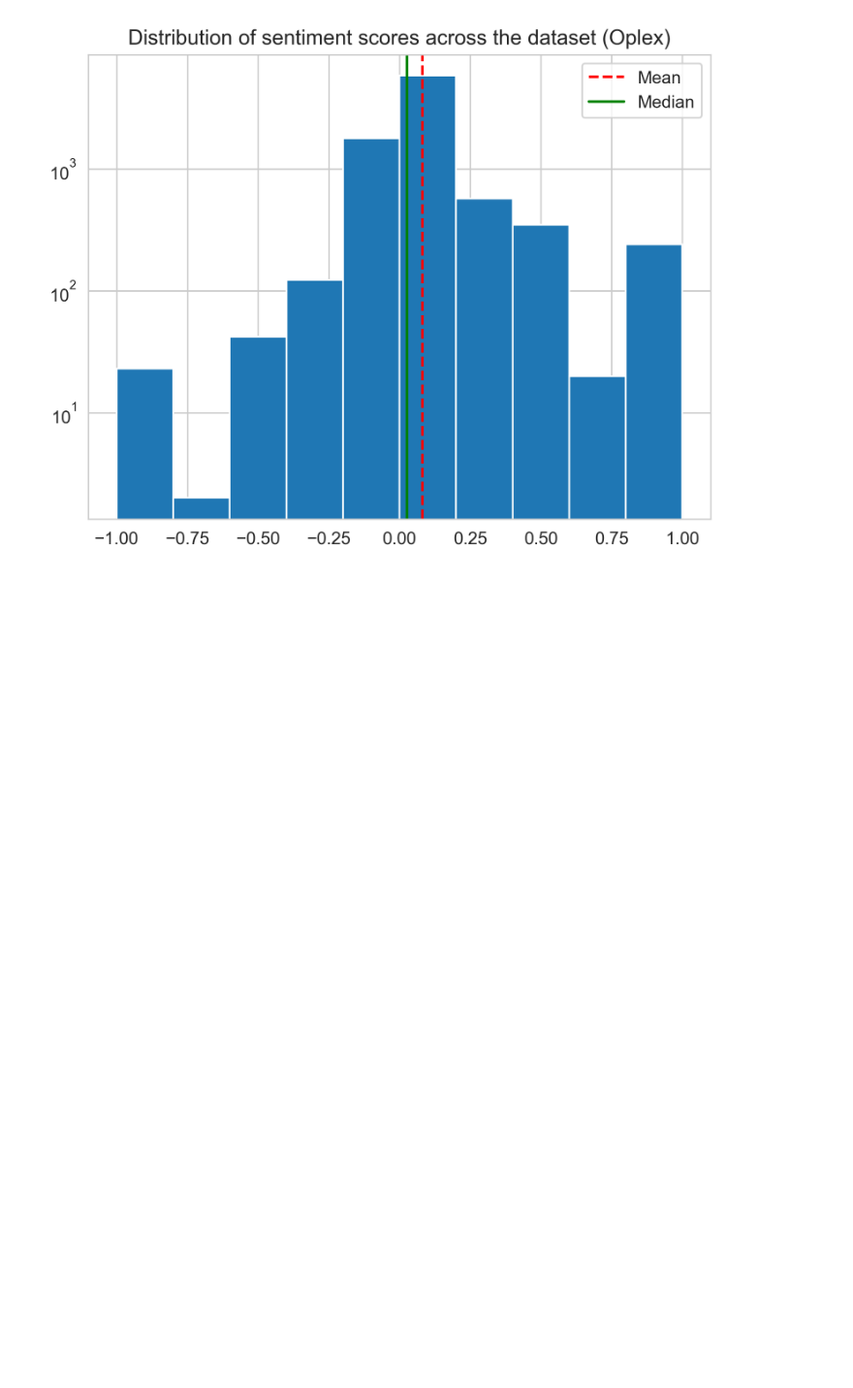
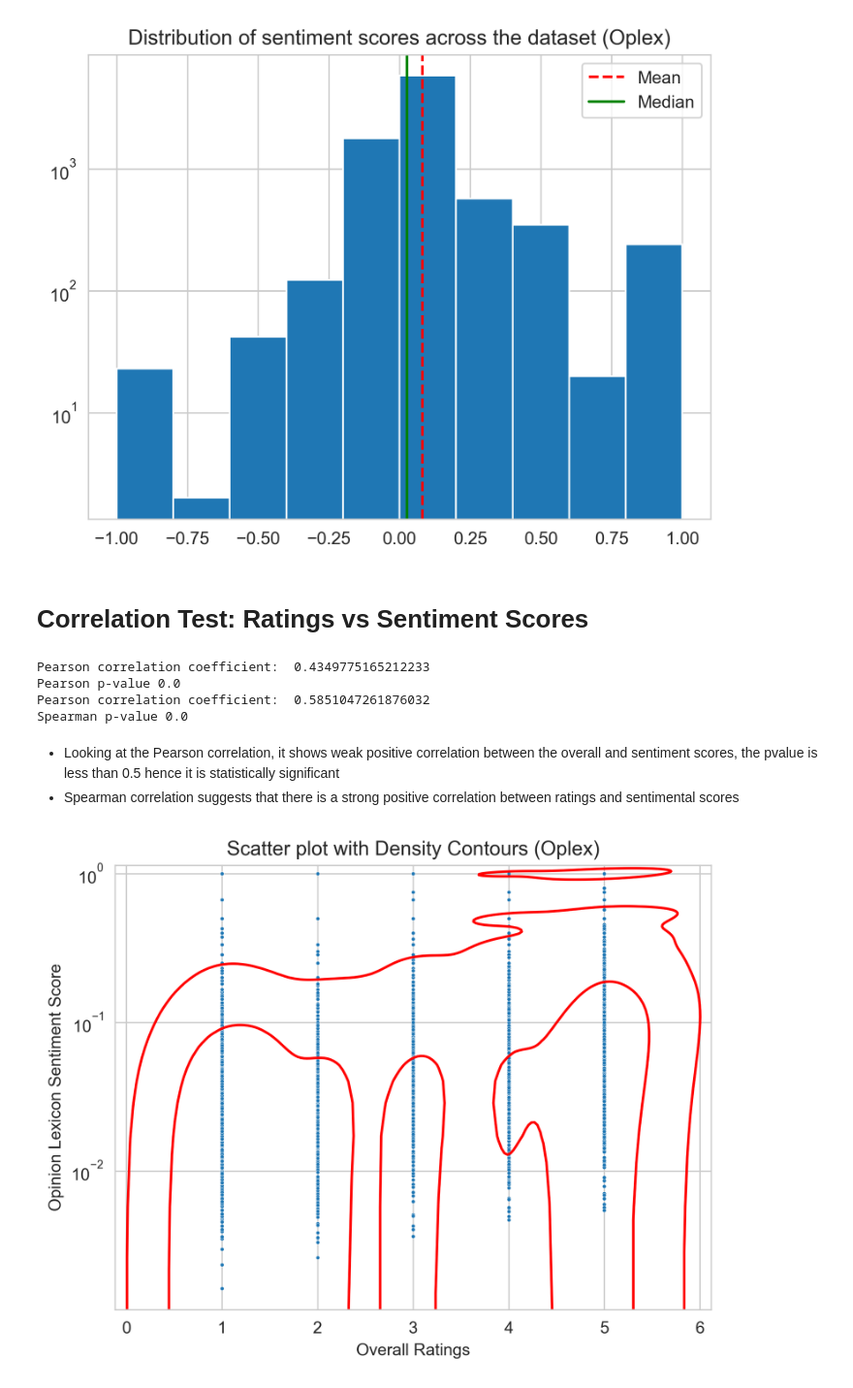
Before and after one commit to Asifdotexe/SentimentScoringModel, a Jupyter notebook: code/issue-13-as-analysis-on-opinion-lexicon-scores.ipynb, the cells around one changed output. Shown: that part at 97% size. Drawn from its saved outputs; the diff is of its cells as text; code cells hidden in the pictures; blank space fills up the shorter version.

Commit message:
#13 created scatter plot and boxplot, performed correlation test and there is misclassification in the label logic

```diff
--- a/code/issue-13-as-analysis-on-opinion-lexicon-scores.ipynb
+++ b/code/issue-13-as-analysis-on-opinion-lexicon-scores.ipynb
@@ -39,3 +39,36 @@ plt.yscale('log')
 plt.show()
 # %% [output]
 [figure]
+# %% [markdown]
+# Correlation Test: Ratings vs Sentiment Scores
+# %%
+# calculating pearson correlation between overall and sentiment scores
+corr_coef, p_value = pearsonr(df['overall'],
+                              df['sentiment_score'])
+print('Pearson correlation coefficient: ', corr_coef)
+print('Pearson p-value', p_value)
+
+# calculating spearman correlation between overall and sentiment scores
+corr_coef_spearman, p_value_spearman = spearmanr(df['overall'],
+                              df['sentiment_score'])
+print('Pearson correlation coefficient: ', corr_coef_spearman)
+print('Spearman p-value', p_value_spearman)
+# %% [output]
+Pearson correlation coefficient:  0.4349775165212233
+Pearson p-value 0.0
+Pearson correlation coefficient:  0.5851047261876032
+Spearman p-value 0.0
+# %% [markdown]
+- Looking at the Pearson correlation, it shows weak positive correlation between the overall and sentiment scores, the pvalue is less than 0.5 hence it is statistically significant
+- Spearman correlation suggests that there is a strong positive correlation between ratings and sentimental scores
+# %%
+# plotting the scatter plot to visualise the correlation between the two
+sns.scatterplot(data=df, x='overall', y='sentiment_score', s=5)
+sns.kdeplot(data=df, x= 'overall', y='sentiment_score', levels=3, color='red')
+plt.title('Scatter plot with Density Contours (Oplex)')
+plt.xlabel('Overall Ratings')
+plt.ylabel('Opinion Lexicon Sentiment Score')
+plt.yscale('log')
+plt.show()
+# %% [output]
+[figure, added]
```
Also changed, not shown: parts of 4 cells of this notebook.
